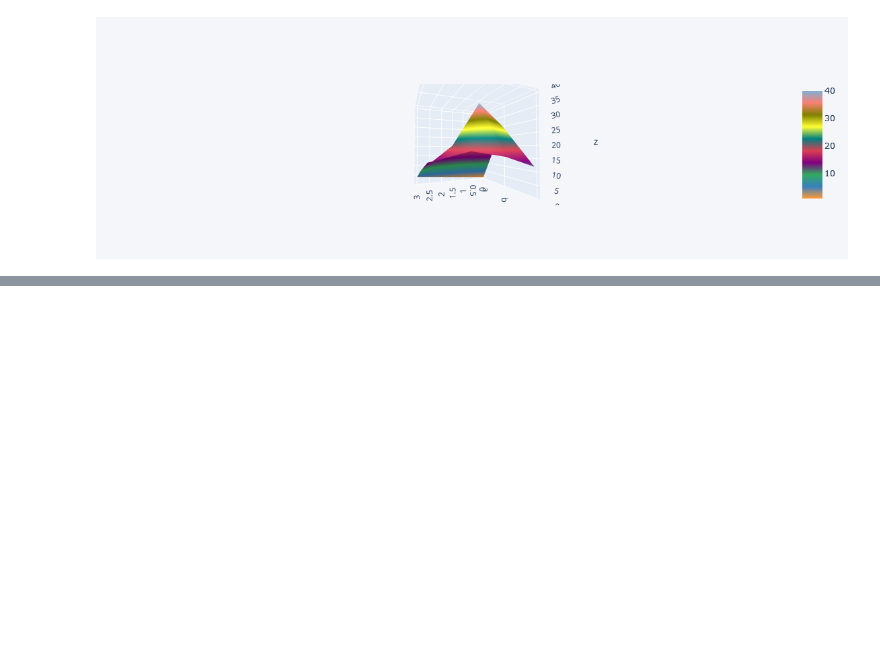
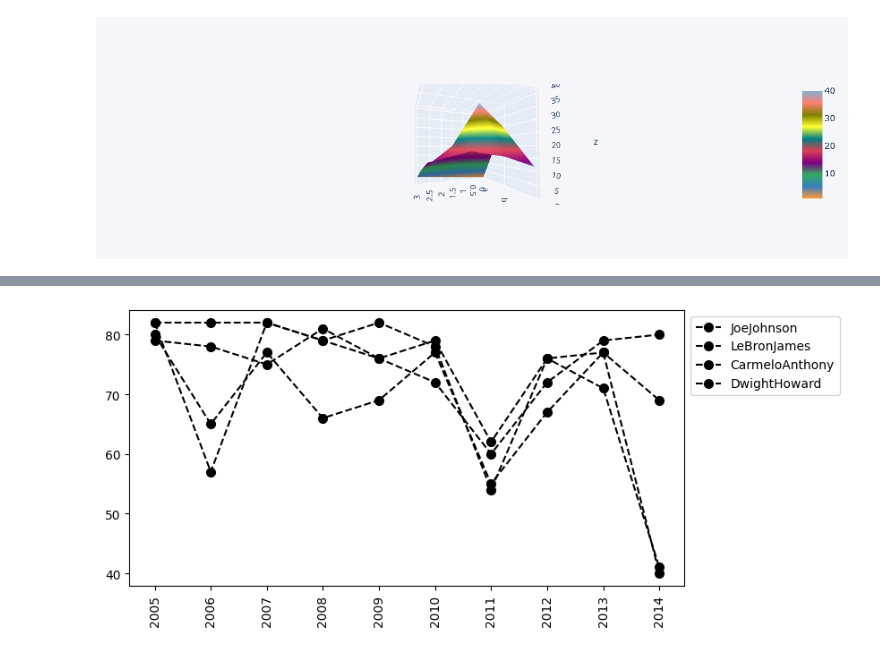
Before and after one commit to saraisab/courses, a Jupyter notebook: ml_matplotlib.ipynb, the cells around one changed output, grey strips where cells are left out. Saved outputs shown, nothing was run; the diff lists cells and outputs as text; code cells hidden in the pictures; blank space fills up the shorter version.

```diff
--- a/ml_matplotlib.ipynb
+++ b/ml_matplotlib.ipynb
@@ -262,0 +480,11 @@ dataframe2.iplot(kind='surface')
+# %%
+def mi_grafico(lista_jugadores):
+    for j in lista_jugadores:
+        plt.plot(juegos[dic_jug[j]], c='Black', ls='--', marker='o', ms=7, label=j)
+    plt.legend(loc='upper left', bbox_to_anchor=(1,1))
+    plt.xticks(list(range(0,10)), temporadas, rotation='vertical') # para poner las temporadas en el eje x
+    plt.show()
+# %%
+mi_grafico(['JoeJohnson','LeBronJames','CarmeloAnthony','DwightHoward'])
+# %% [output]
+[figure, added]
```
Also changed, not shown: parts of 21 cells of this notebook.
